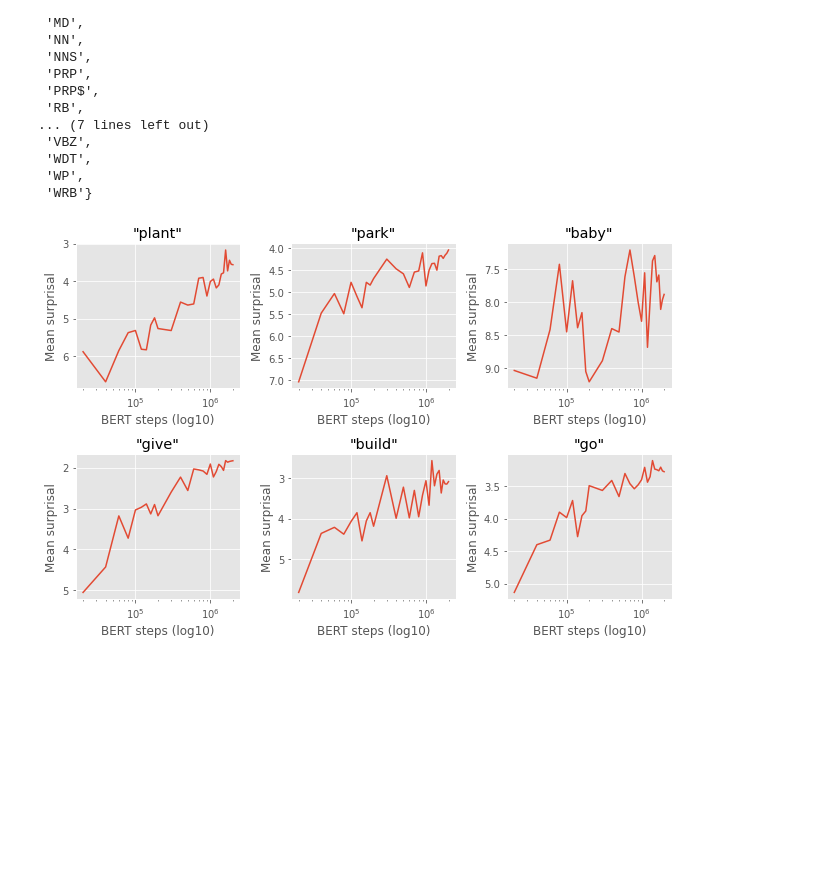
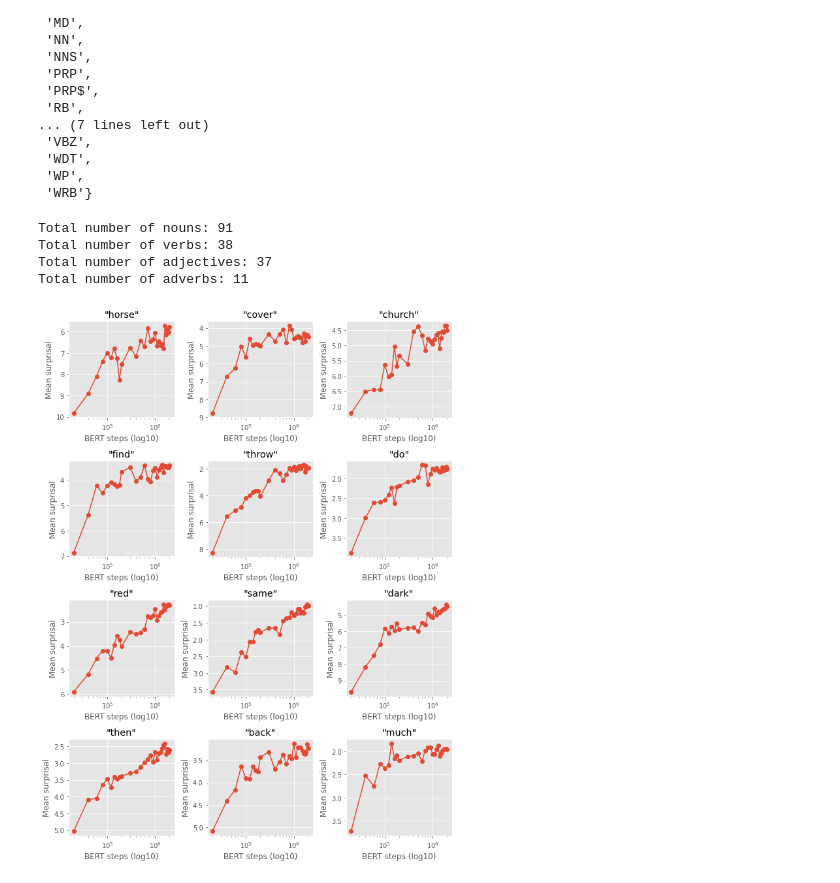
Before and after one commit to NazaninShafiabadi/word-acquisition-language-models, a Jupyter notebook: scripts/analyses.ipynb, the cells around one changed output. Saved outputs shown, nothing was run; the diff lists cells and outputs as text; code cells hidden in the pictures; blank space fills up the shorter version.

```diff
--- a/scripts/analyses.ipynb
+++ b/scripts/analyses.ipynb
@@ -72,11 +81,3 @@ bert_surprisals
 | 7132 | your | 1900000 | 0 | 1.761835 | 2.017625 | 0.692308 | 13 | 0.041987 | ... |
 | 7133 | your | 2000000 | 0 | 1.639908 | 1.925884 | 0.692308 | 13 | -0.121928 | ... |
 7134 rows × 9 columns
-# %%
-import nltk
-
-nltk.download('averaged_perceptron_tagger')
-
-word = 'run'
-pos = nltk.pos_tag([word])
-print(pos)
@@ -249,13 +252,35 @@ set(all_pos_tags)
  'WDT',
  'WP',
  'WRB'}
+# %%
+num_nouns = merged_df[merged_df['POS'].apply(lambda pos_list: 'NN' in pos_list)]['Token'].nunique()
+num_verbs = merged_df[merged_df['POS'].apply(lambda pos_list: 'VB' in pos_list)]['Token'].nunique()
+num_adjs = merged_df[merged_df['POS'].apply(lambda pos_list: 'JJ' in pos_list)]['Token'].nunique()
+num_advs = merged_df[merged_df['POS'].apply(lambda pos_list: 'RB' in pos_list)]['Token'].nunique()
+
+print(f"Total number of nouns: {num_nouns}")
+print(f"Total number of verbs: {num_verbs}")
+print(f"Total number of adjectives: {num_adjs}")
+print(f"Total number of adverbs: {num_advs}")
+# %% [output]
+Total number of nouns: 91
+Total number of verbs: 38
+Total number of adjectives: 37
+Total number of adverbs: 11
 # %%
 exclusive_NN = merged_df[merged_df['POS'].apply(lambda pos_list: 'NN' in pos_list and 'VB' not in pos_list)]
 exclusive_VB = merged_df[merged_df['POS'].apply(lambda pos_list: 'VB' in pos_list and 'NN' not in pos_list)]
+adj = merged_df[merged_df['POS'].apply(lambda pos_list: 'JJ' in pos_list)]
+adv = merged_df[merged_df['POS'].apply(lambda pos_list: 'RB' in pos_list)]
+
+noun_sample = exclusive_NN['Token'].drop_duplicates().sample(3).tolist()
+verb_sample = exclusive_VB['Token'].drop_duplicates().sample(3).tolist()
+adj_sample = adj['Token'].drop_duplicates().sample(3).tolist()
+adv_sample = adv['Token'].drop_duplicates().sample(3).tolist()
 
 plot_surprisals(
-    exclusive_NN['Token'].drop_duplicates().sample(3).tolist() + exclusive_VB['Token'].drop_duplicates().sample(3).tolist(),
+    noun_sample + verb_sample + adj_sample + adv_sample,
     merged_df
     )
 # %% [output]
-[figure, old version]
+[figure, new version]
```
Also changed, not shown: parts of 25 cells of this notebook.
